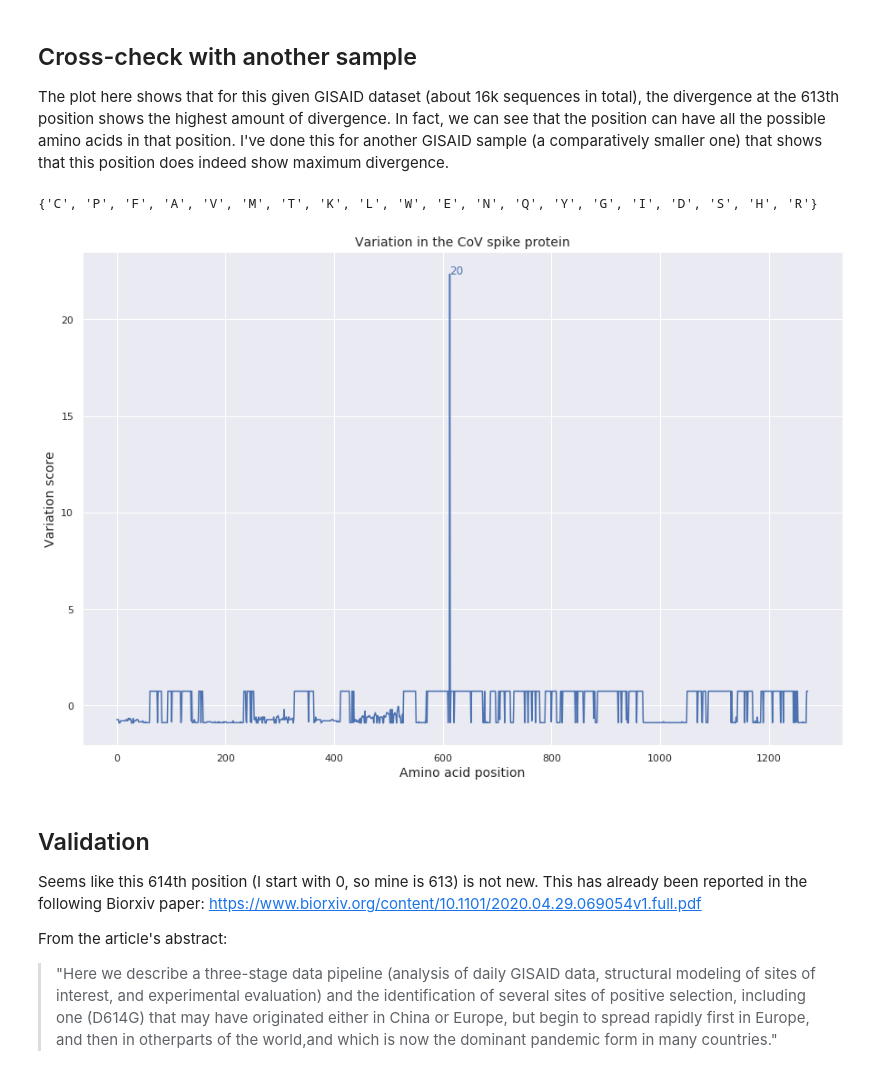
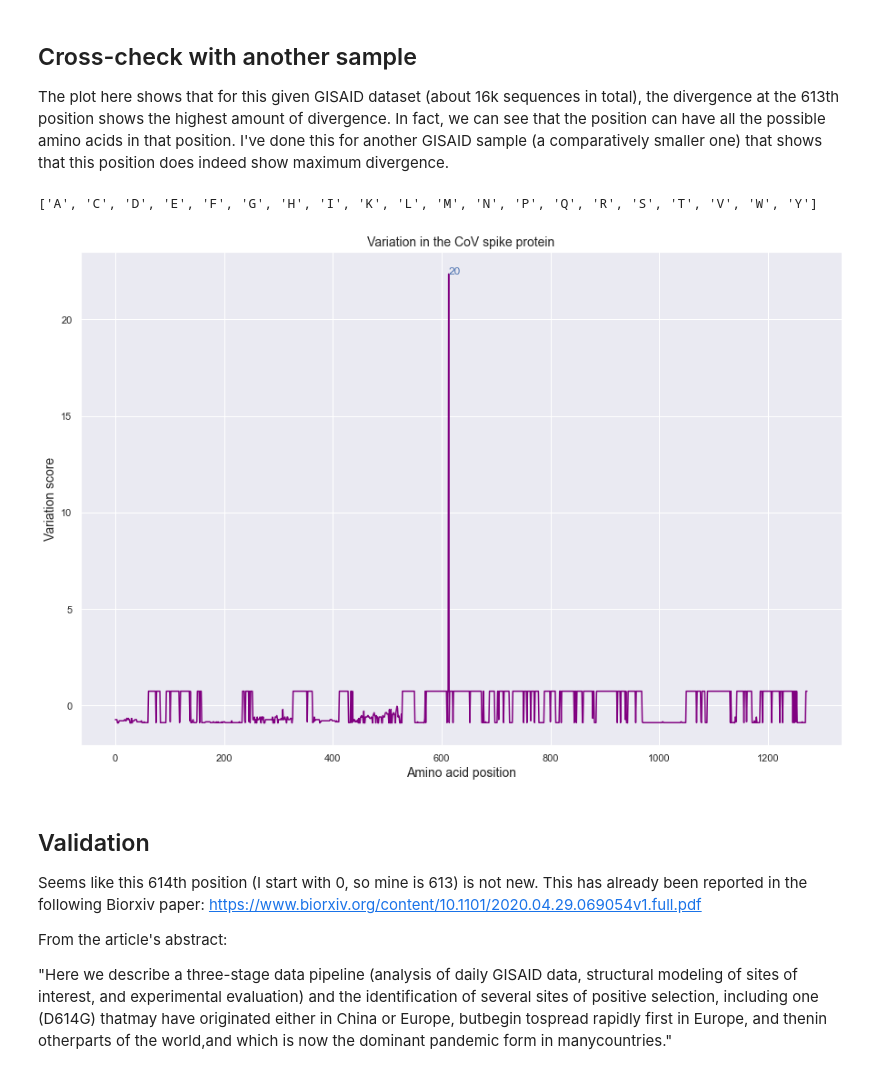
Before and after one commit to nadzhou/CoVPeek, a Jupyter notebook: notebooks/variation_parser.ipynb, the cells around one changed output. Drawn from its saved outputs; the diff is of its cells as text; code cells hidden in the pictures.

```diff
--- a/notebooks/variation_parser.ipynb
+++ b/notebooks/variation_parser.ipynb
@@ -161,42 +35,13 @@ plt.show()
 ## Cross-check with another sample
 The plot here shows that for this given GISAID dataset (about 16k sequences in total), the divergence at the 613th position shows the highest amount of divergence. In fact, we can see that the position can have all the possible amino acids in that position.
 I've done this for another GISAID sample (a comparatively smaller one) that shows that this position does indeed show maximum divergence.
-# %%
-aligned_path2 = Path("/home/nadzhou/SEQs/5-6_MAFFT0.fasta.fasta")
-
-inst2 = DivergenceParser()
-
-
-seqs2 = inst2.retrieve_dna(aligned_path)
-
-np_seq2 = inst2.seq2np(seqs)
-
-ent_list2 = inst2.conservation_score(np_seq)
-norm_list2 = inst2.normalize_data(ent_list)
-
-norm_list_len2 = np.arange(len(norm_list2))
-
-plt.figure(figsize=(15, 10))
-ax2=sns.lineplot (norm_list_len2, norm_list2)
-
-plt.xlabel("Amino acid position", fontsize=14)
-plt.title("Variation in the CoV spike protein", fontsize=14)
-plt.ylabel("Variation score", fontsize=14)
-
-aa_count2 = []
-
-for x2, y2, name in zip(norm_list_len2, norm_list2, np_seq2):
-    if y2 > 5:
-        aa_s2 = sorted(name.astype(str))
-        aa_count2 = aa_s2
-        aa_s2 = set(aa_s2)
-        print(aa_s2)
-        ax2.text(x2,y2, len(aa_s2), color='b')
-
-plt.show()
-# %% [output]
-{'C', 'P', 'F', 'A', 'V', 'M', 'T', 'K', 'L', 'W', 'E', 'N', 'Q', 'Y', 'G', 'I', 'D', 'S', 'H', 'R'}
-[figure, removed]
+# %%
+aligned_path2 = "/home/nadzhou/SEQs/id_MAFFT0.fasta"
+# we use the previous dataset, since data is not shared, fix later
+plot_variation(aligned_path)
+# %% [output]
+['A', 'C', 'D', 'E', 'F', 'G', 'H', 'I', 'K', 'L', 'M', 'N', 'P', 'Q', 'R', 'S', 'T', 'V', 'W', 'Y']
+[figure, added]
 # %% [markdown]
 ## Validation
 Seems like this 614th position (I start with 0, so mine is 613) is not new. This has already been reported in the following Biorxiv paper:
@@ -205,9 +50,8 @@ Seems like this 614th position (I start with 0, so mine is 613) is not new. This
 
  From the article's abstract:
 
-  >"Here we describe a three-stage data pipeline (analysis of daily GISAID data,
-  >structural modeling of sites of interest, and experimental evaluation) and the
-  >identification of several sites of positive selection, including one (D614G)
-  >that may have originated either in China or Europe, but begin to spread rapidly
-  >first in Europe, and then in otherparts of the world,and which is now the dominant
-  >pandemic form in many countries."
+  "Here we describe a three-stage data pipeline (analysis of daily GISAID data, structural modeling
+  of sites of interest, and experimental evaluation) and the identification of several sites of
+  positive selection, including one (D614G) thatmay have originated either in China or Europe, butbegin
+  tospread rapidly first in Europe, and thenin otherparts of the world,and which is now the dominant
+  pandemic form in manycountries."
```
Also changed, not shown: parts of 8 cells of this notebook, 1 other file.
